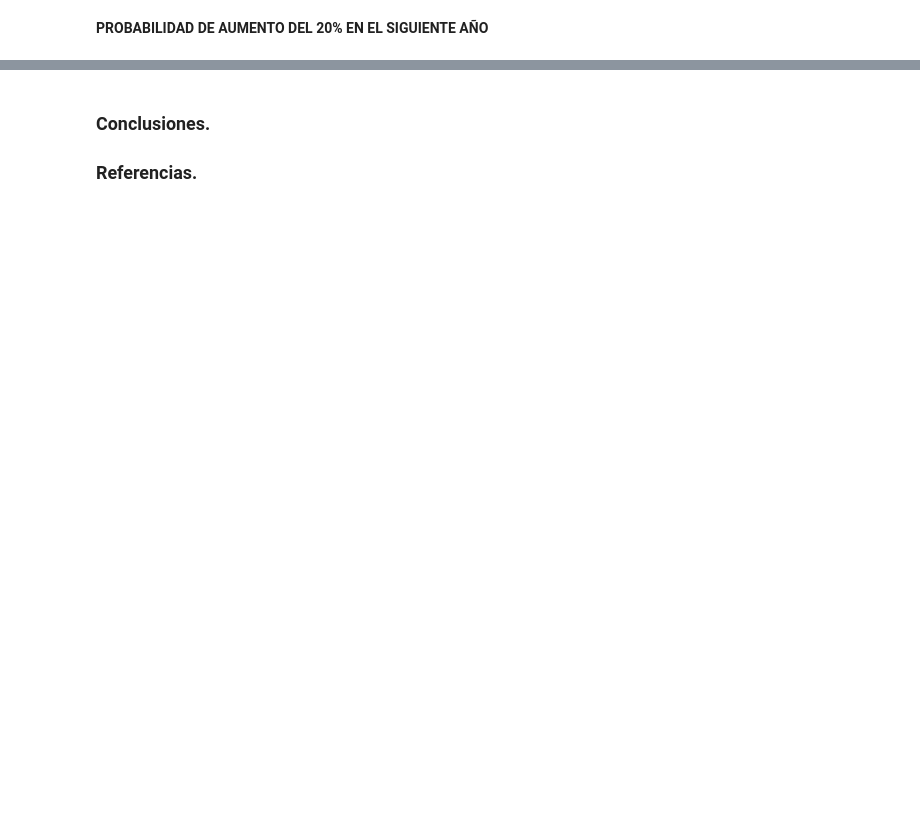
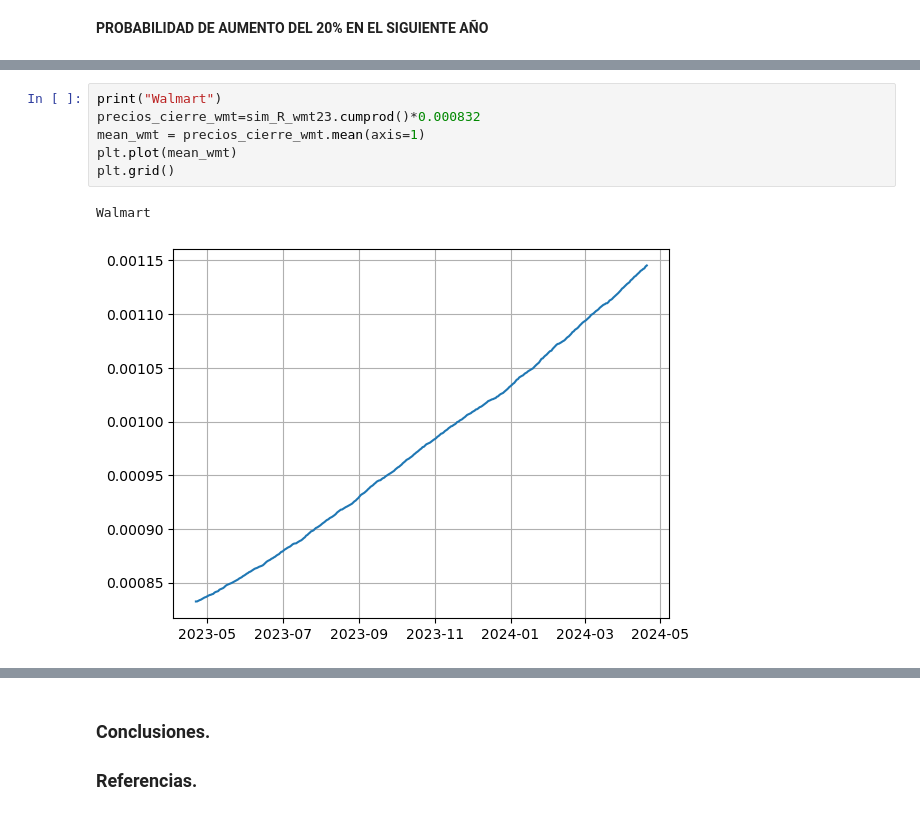
Before and after one commit to NancyWoolrich/Proyecto2-Simulacion, a Jupyter notebook: ProyectoModulo2_RodriguezL_ValenzuelaM_WoolrichN (1).ipynb, the cells around one changed output, grey strips where cells are left out. Saved outputs shown, nothing was run; the diff lists cells and outputs as text; blank space fills up the shorter version.

```diff
--- a/ProyectoModulo2_RodriguezL_ValenzuelaM_WoolrichN (1).ipynb
+++ b/ProyectoModulo2_RodriguezL_ValenzuelaM_WoolrichN (1).ipynb
@@ -370,0 +394,9 @@ ERTEX PHARMACEUTICS: 6.110684931506849 %
+# %%
+print("Walmart")
+precios_cierre_wmt=sim_R_wmt23.cumprod()*0.000832
+mean_wmt = precios_cierre_wmt.mean(axis=1)
+plt.plot(mean_wmt)
+plt.grid()
+# %% [output]
+Walmart
+[figure, added]
```
Also changed, not shown: parts of 27 cells of this notebook.
